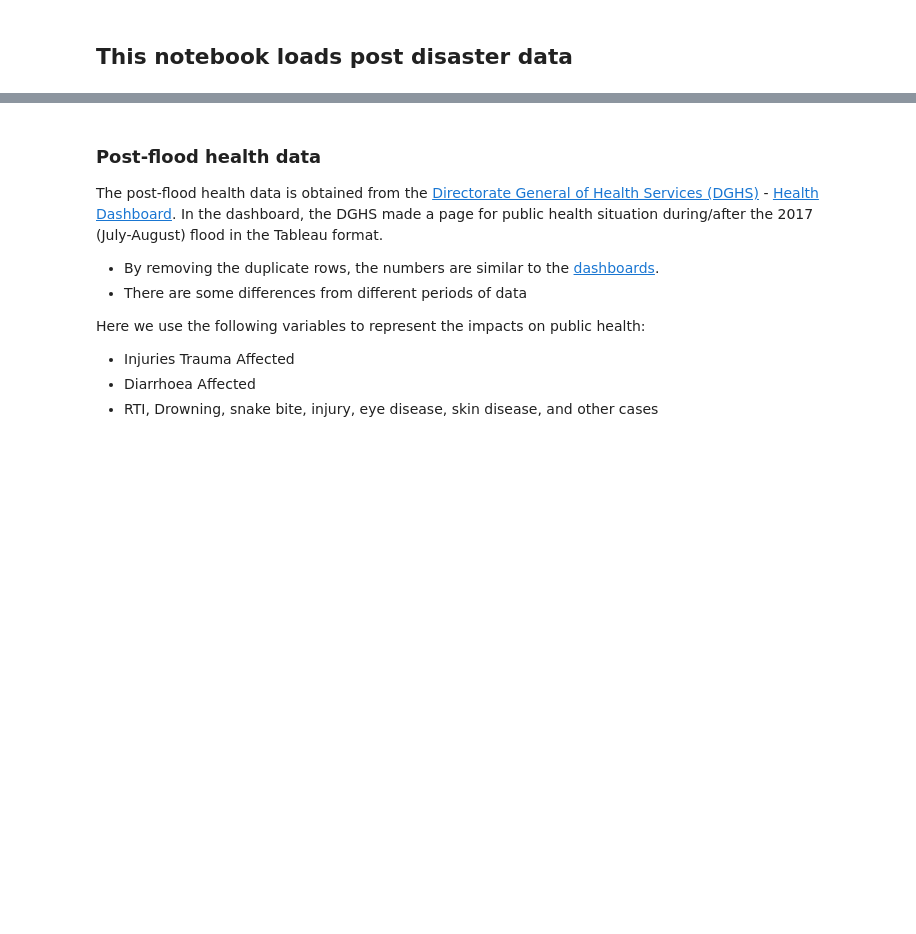
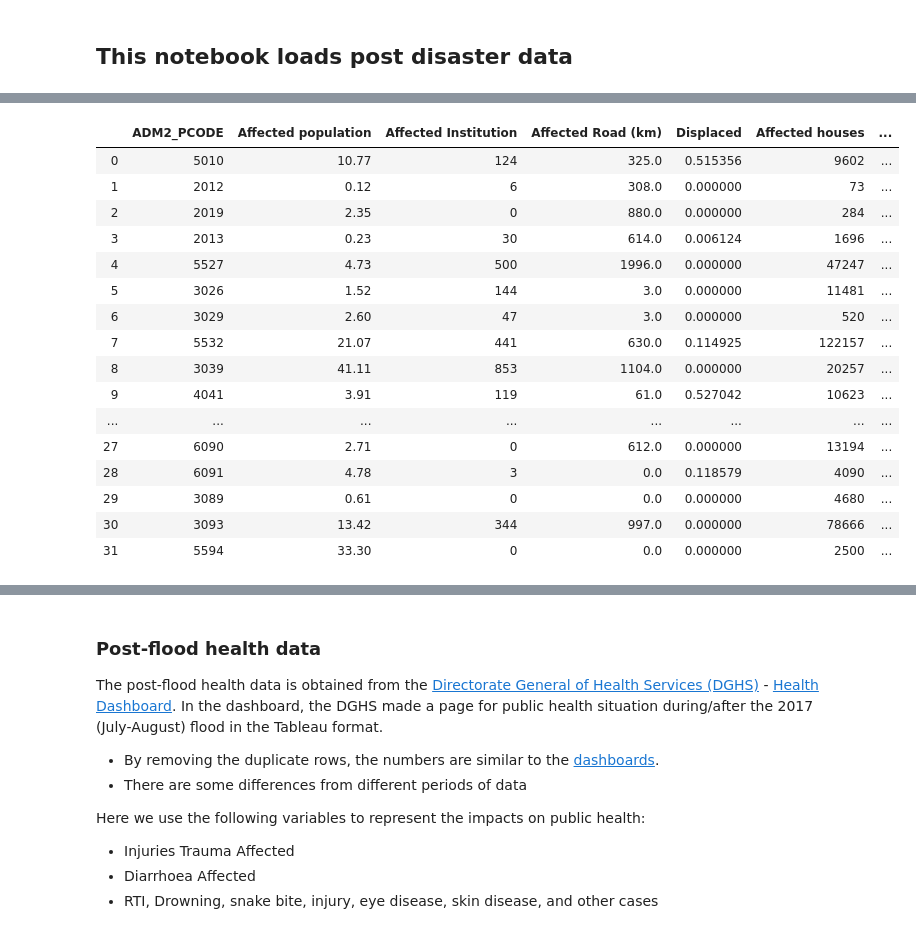
Before and after one commit to gnodnooh/VulnRiskImpact-BGD, a Jupyter notebook: LoadPostDisasterData.ipynb, the cells around one changed output, grey strips where cells are left out. Drawn from its saved outputs; the diff is of its cells as text; code cells hidden in the pictures; blank space fills up the shorter version.

```diff
--- a/LoadPostDisasterData.ipynb
+++ b/LoadPostDisasterData.ipynb
@@ -93,5 +98,31 @@ df = pd.merge(df,ADM2,how='inner',left_on='ADM2_EN',right_on='ADM2_EN').drop('AD
 df0830 = df[df.columns[[-1,3,4,5,6,7,8,9,10,11,12,13]]]
 
 # Merge to single DataFrame
-temp = df0830[['ADM2_PCODE', 'Affected population', 'Affected Institution', 'Affected Road (km)', 'Displaced']]
-damage = pd.merge(temp, df0903, how='inner', left_on='ADM2_PCODE', right_on='ADM2_PCODE')
+temp1 = df0830[['ADM2_PCODE', 'Affected population', 'Affected Institution', 'Affected Road (km)', 'Displaced']]
+temp2 = df0903[['ADM2_PCODE', 'Affected houses', 'Affected crops land (Hect)', 'Death', 'Damaged tube well']]
+damage = pd.merge(temp1, temp2, how='outer', left_on='ADM2_PCODE', right_on='ADM2_PCODE')
+
+# Merge with population and Percentage of disp
+damage = pd.merge(damage,popu2017_adm2,how='inner',left_on='ADM2_PCODE', right_on='ADM2_PCODE')
+damage['Displaced'] = damage['Displaced']/damage['Population']*100
+damage = damage.drop('Population', axis=1)
+# %%
+damage
+# %% [output]
+|  | ADM2_PCODE | Affected population | Affected Institution | Affected Road (km) | Displaced | Affected houses | ... |
+| 0 | 5010 | 10.77 | 124 | 325.0 | 0.515356 | 9602 | ... |
+| 1 | 2012 | 0.12 | 6 | 308.0 | 0.000000 | 73 | ... |
+| 2 | 2019 | 2.35 | 0 | 880.0 | 0.000000 | 284 | ... |
+| 3 | 2013 | 0.23 | 30 | 614.0 | 0.006124 | 1696 | ... |
+| 4 | 5527 | 4.73 | 500 | 1996.0 | 0.000000 | 47247 | ... |
+| 5 | 3026 | 1.52 | 144 | 3.0 | 0.000000 | 11481 | ... |
+| 6 | 3029 | 2.60 | 47 | 3.0 | 0.000000 | 520 | ... |
+| 7 | 5532 | 21.07 | 441 | 630.0 | 0.114925 | 122157 | ... |
+| 8 | 3039 | 41.11 | 853 | 1104.0 | 0.000000 | 20257 | ... |
+| 9 | 4041 | 3.91 | 119 | 61.0 | 0.527042 | 10623 | ... |
+| ... | ... | ... | ... | ... | ... | ... | ... |
+| 27 | 6090 | 2.71 | 0 | 612.0 | 0.000000 | 13194 | ... |
+| 28 | 6091 | 4.78 | 3 | 0.0 | 0.118579 | 4090 | ... |
+| 29 | 3089 | 0.61 | 0 | 0.0 | 0.000000 | 4680 | ... |
+| 30 | 3093 | 13.42 | 344 | 997.0 | 0.000000 | 78666 | ... |
+| 31 | 5594 | 33.30 | 0 | 0.0 | 0.000000 | 2500 | ... |
```
Also changed, not shown: parts of 9 cells of this notebook.
